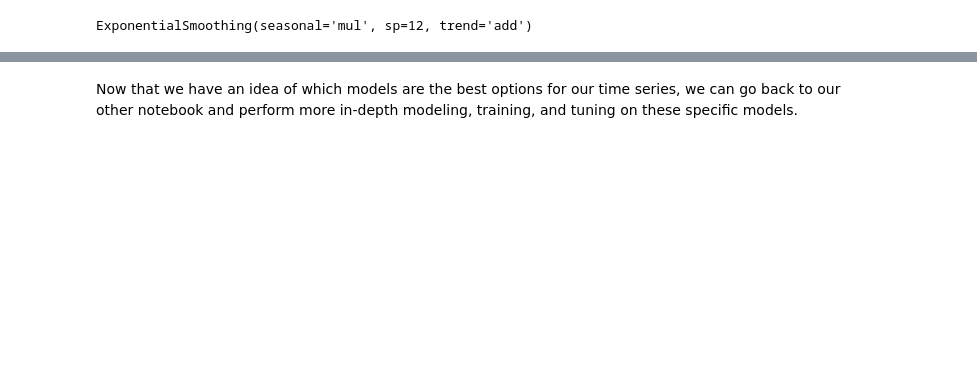
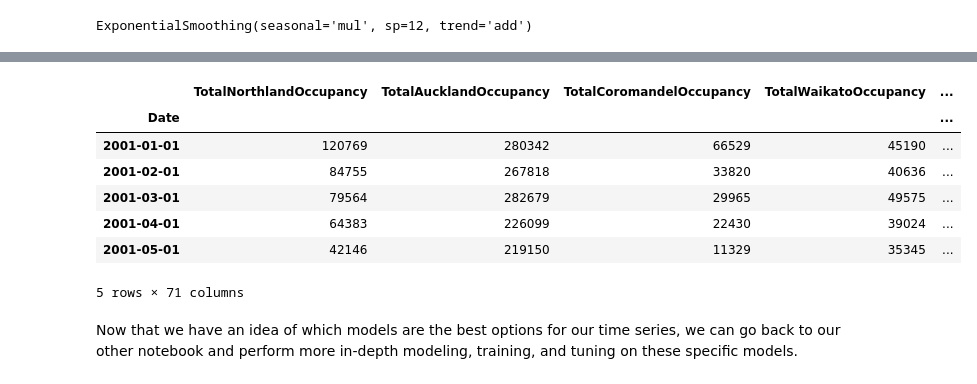
Before and after one commit to lutimoth/Tourism-Forecasting, a Jupyter notebook: Notebooks/Modeling with Pycaret.ipynb, the cells around one changed output, grey strips where cells are left out. Drawn from its saved outputs; the diff is of its cells as text; code cells hidden in the pictures; blank space fills up the shorter version.

```diff
--- a/Notebooks/Modeling with Pycaret.ipynb
+++ b/Notebooks/Modeling with Pycaret.ipynb
@@ -234,0 +251,3 @@ concat_results
+# %%
+accom_list = list(total_accomodation + motel_accomodation + hotels_wanted)
+accom_list
@@ -234,0 +272,12 @@ concat_results
+# %%
+accomodation_subset = accomodations[accom_list]
+accomodation_subset.head()
+# %% [output]
+|  | TotalNorthlandOccupancy | TotalAucklandOccupancy | TotalCoromandelOccupancy | TotalWaikatoOccupancy | ... |
+| Date |  |  |  |  | ... |
+| 2001-01-01 | 120769 | 280342 | 66529 | 45190 | ... |
+| 2001-02-01 | 84755 | 267818 | 33820 | 40636 | ... |
+| 2001-03-01 | 79564 | 282679 | 29965 | 49575 | ... |
+| 2001-04-01 | 64383 | 226099 | 22430 | 39024 | ... |
+| 2001-05-01 | 42146 | 219150 | 11329 | 35345 | ... |
+5 rows × 71 columns
```
Also changed, not shown: parts of 7 cells of this notebook, 2 other files.
